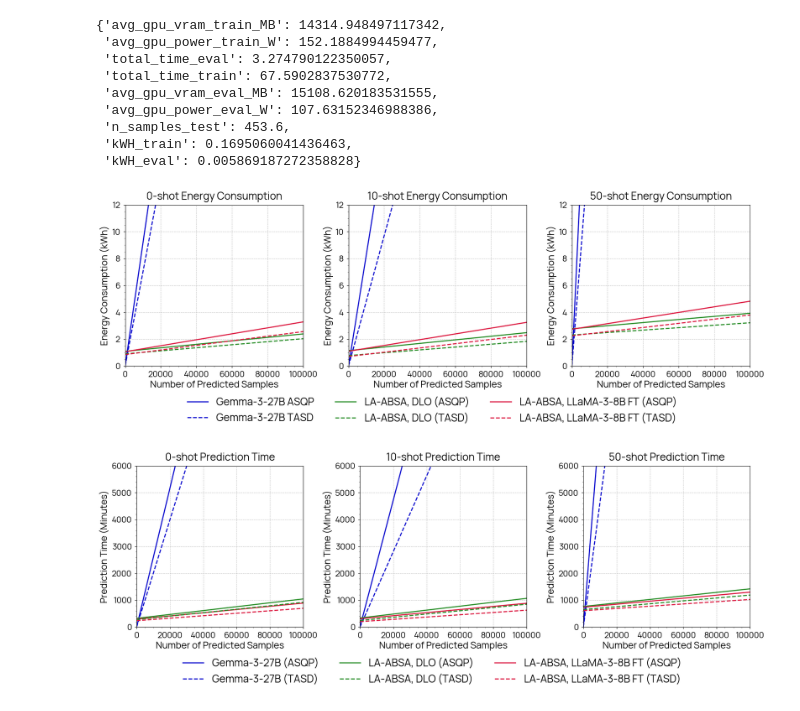
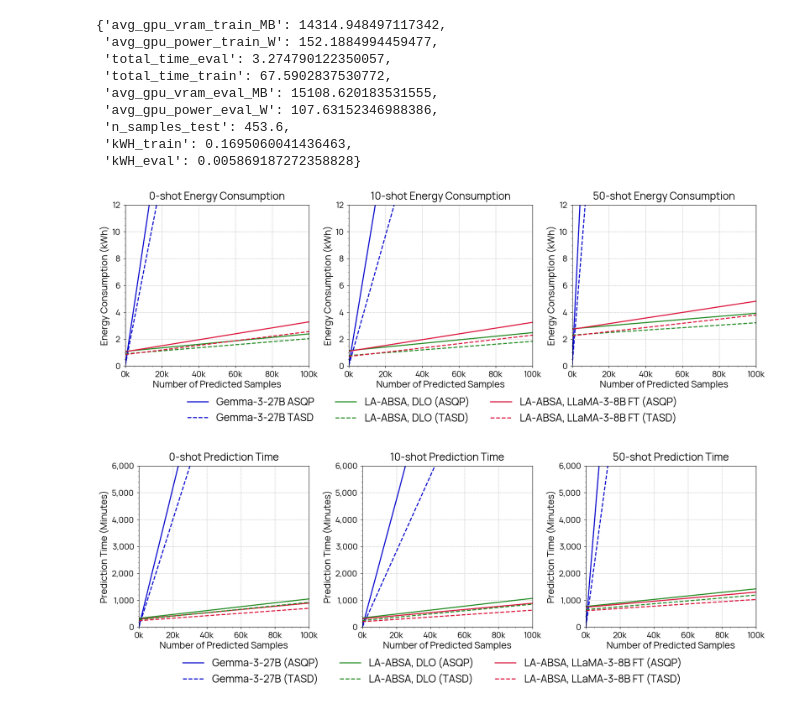
Before and after one commit to NilsHellwig/LA-ABSA, a Jupyter notebook: plots/02_memory_usage_analysis.ipynb, the cells around one changed output. Drawn from its saved outputs; the diff is of its cells as text; code cells hidden in the pictures.

```diff
--- a/plots/02_memory_usage_analysis.ipynb
+++ b/plots/02_memory_usage_analysis.ipynb
@@ -104,6 +104,7 @@ get_scores_la_all("asqp", 0, "dlo")
 import matplotlib.pyplot as plt
 from matplotlib import font_manager
 import numpy as np
+import matplotlib.ticker as mticker
 
 # Globale Variablen für das 1x3 Layout
 fig = None
@@ -168,6 +169,9 @@ def draw_plot(title_x, title_y, plot_title, data=[], maximum_y=1000, maximum_x=1
 
     ax.set_xlim(0, maximum_x)
     ax.set_ylim(0, maximum_y)
+
+    ax.xaxis.set_major_formatter(mticker.FuncFormatter(lambda x, p: str(int(x / 1000))+"k"))
+    ax.yaxis.set_major_formatter(mticker.FuncFormatter(lambda x, p: format(int(x), ',')))
 
     ax.tick_params(axis='both', which='major', labelsize=16)
 
@@ -314,32 +318,32 @@ def create_all_plots():
             })
 
             # LA Methoden (DLO und LLaMA gibt es bei allen Shot-Counts)
             for method in ["dlo", "llm_Meta-Llama-3.1-8B-Instruct-bnb-4bit"]:
                 annotate_scores = get_scores_for_task(task, shot_count, "annotate")
                 method_scores = get_scores_for_task(task, shot_count, method)
 
                 plot_data.append({
                     "x": [0, method_scores["n_samples_test"]],
                     "y": [
                         annotate_scores["total_time_eval"] + method_scores["total_time_train"],
                         annotate_scores["total_time_eval"] + method_scores["total_time_train"] + method_scores["total_time_eval"],
                     ],
                     "legend_title_line": f"LA-ABSA, {model_key_to_name[method]} ({task_label})",
                     "line_color": line_colors[f"{method}"],
                     "task": task
                 })
 
         draw_plot(
             "Number of Predicted Samples",
             "Prediction Time (Minutes)",
             f"{shot_count}-shot Prediction Time",
             plot_data,
             maximum_y=6000,  # Angepasst für separate Tasks
             maximum_x=100000,
         )
 
 # Zum Ausführen rufen Sie einfach auf:
 create_all_plots()
 # %% [output]
-[figure, old version]
+[figure, new version]
-[figure, old version]
+[figure, new version]
```
Also changed, not shown: 2 other files.
